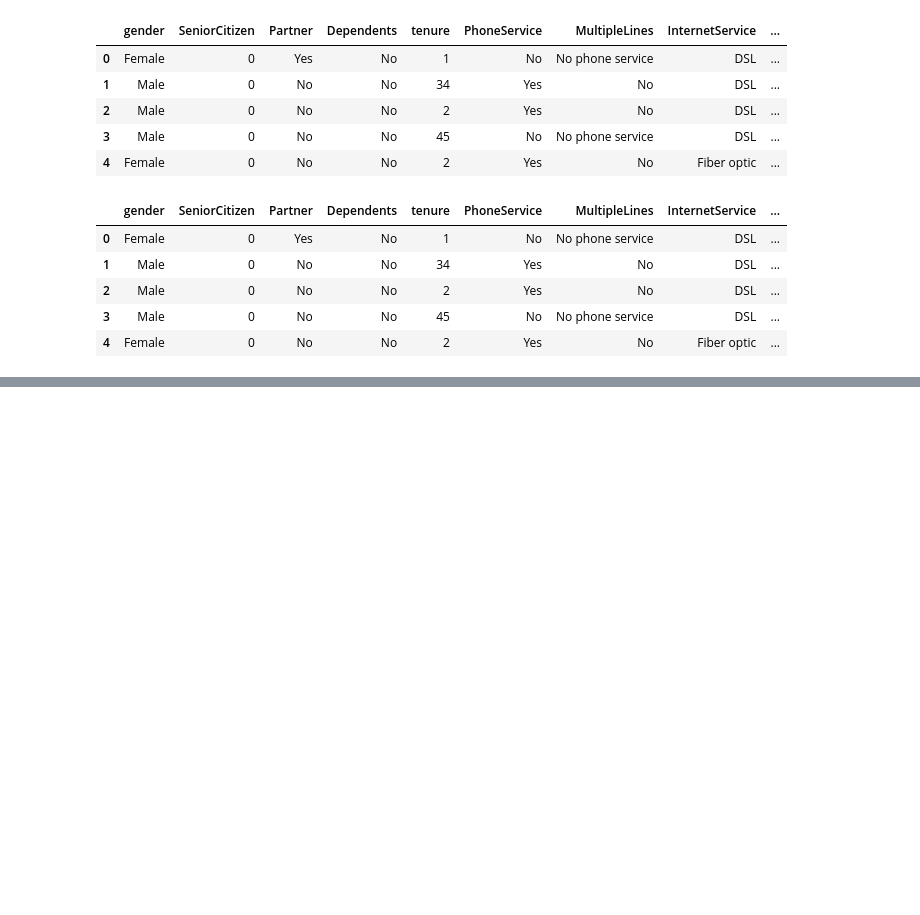
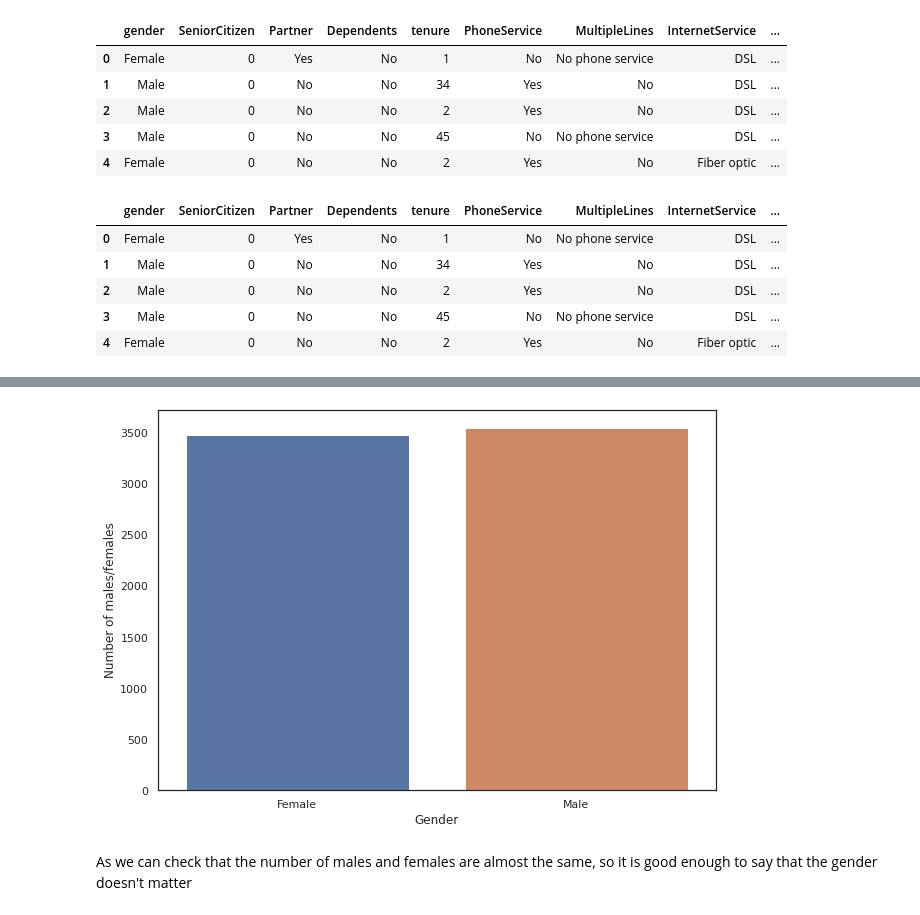
Before and after one commit to Bishawa/Telecom-Customer-Churn-EDA, a Jupyter notebook: Telecom_Customer_Churn_EDA.ipynb, the cells around one changed output, grey strips where cells are left out. Cells and saved outputs as stored; diff of their text form; code cells hidden in the pictures; blank space fills up the shorter version.

```diff
--- a/Telecom_Customer_Churn_EDA.ipynb
+++ b/Telecom_Customer_Churn_EDA.ipynb
@@ -168,0 +195,10 @@ plt.show()
+# %%
+plt.figure(figsize=(10,7))
+sns.countplot(data = telecom_df, x=telecom_df.gender )
+plt.xlabel('Gender')
+plt.ylabel('Number of males/females')
+plt.show()
+# %% [output]
+[figure, added]
+# %% [markdown]
+As we can check that the number of males and females are almost the same, so it is good enough to say that the gender doesn't matter
```
Also changed, not shown: parts of 9 cells of this notebook.
